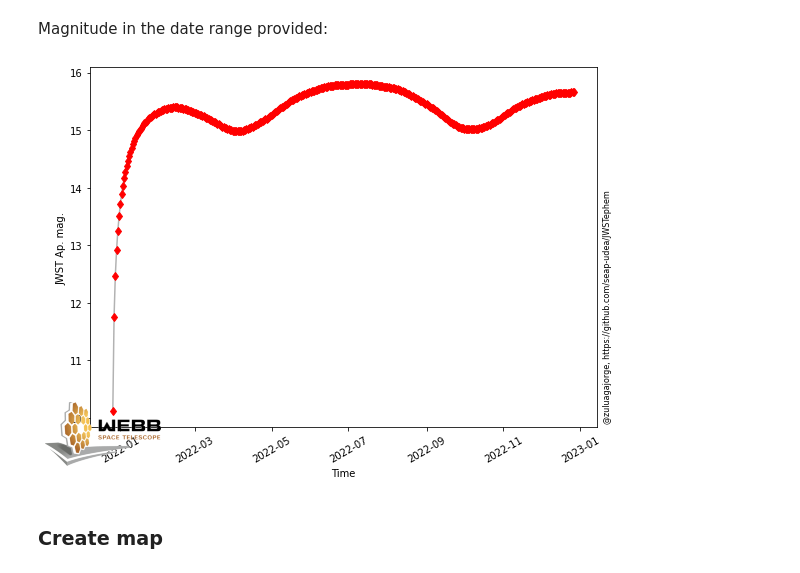
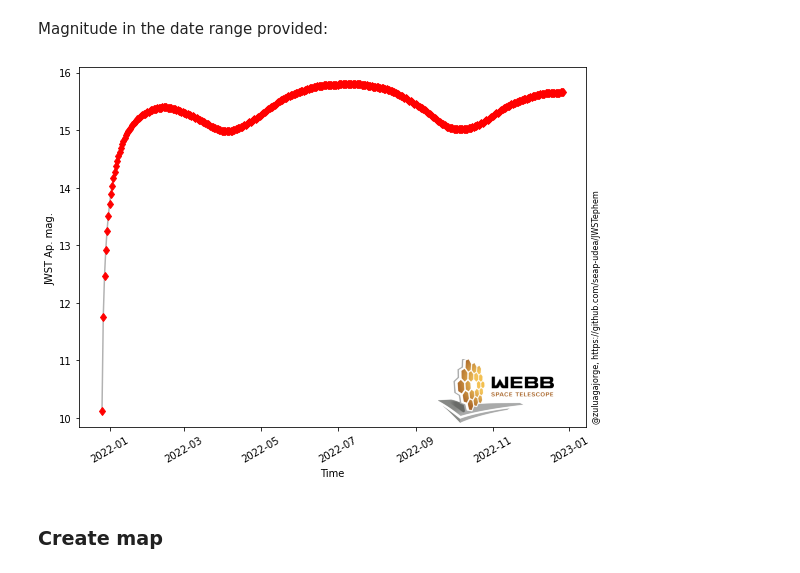
Before and after one commit to seap-udea/JWSTephem, a Jupyter notebook: JWST-Ephemeris.ipynb, the cells around one changed output. Saved outputs shown, nothing was run; the diff lists cells and outputs as text; code cells hidden in the pictures.

```diff
--- a/JWST-Ephemeris.ipynb
+++ b/JWST-Ephemeris.ipynb
@@ -182,33 +182,33 @@ logo_black = plt.imread(f'{figdir}/webb_logo_black.png')
 # %%
 obj=Horizons(id='JWST',location="@399",epochs=dict(start=start_date,stop=stop_date,step=step_date))
 JWST_Earth=obj.vectors()
 obj=Horizons(id='JWST', location="@10", epochs=dict(start=start_date,stop=stop_date,step=step_date))
 JWST_Sun=obj.vectors()
 ms=[]
 ts=[]
 for i in range(len(JWST_Earth)):
     t=Time(JWST_Earth[i]["datetime_jd"],format="jd")
     dBS=JWST_Earth[i]["range"]*constants.au
     dBO=JWST_Sun[i]["range"]*constants.au
     ts+=[datetime.datetime.strptime(t.iso.replace(".000",""),"%Y-%m-%d %H:%M:%S")]
     ms+=[H+5*np.log10(dBS*dBO/do**2)]
 
 fig,ax=plt.subplots(1,1,figsize=(8,6))
 ax.plot(ts,ms,'k-',alpha=0.3)
 iper=1
 ax.plot(ts[::iper],ms[::iper],'rd')
 ax.set_xlabel("Time")
 ax.set_ylabel("JWST Ap. mag.")
 plt.xticks(rotation=30)
 water_mark(ax)
 
-newax = fig.add_axes([0.5,0.2,0.2,0.2], anchor='NW', zorder=1000)
+newax = fig.add_axes([0.7,0.1,0.2,0.2], anchor='NW', zorder=1000)
 newax.imshow(logo_black)
 newax.axis('off')
 
 fig.tight_layout()
 # %% [output]
-[figure, old version]
+[figure, new version]
 # %% [markdown]
 ### Create map
 # %% [markdown]
```
